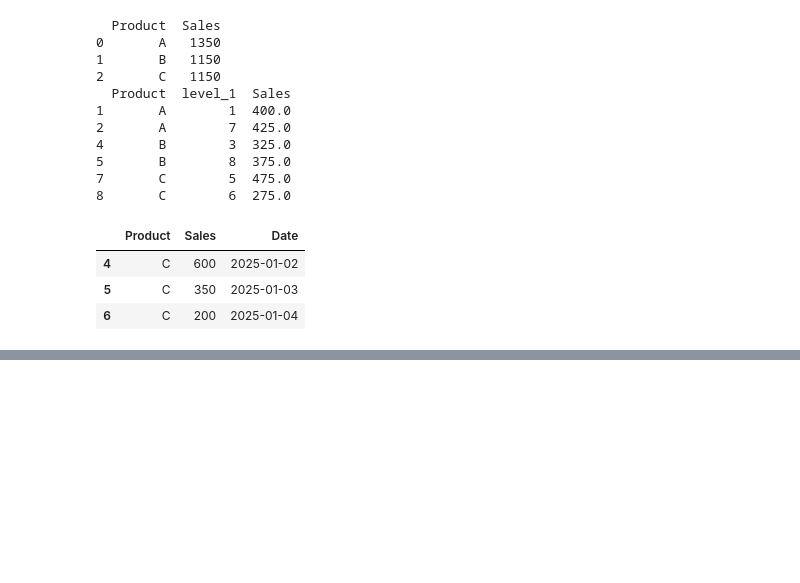
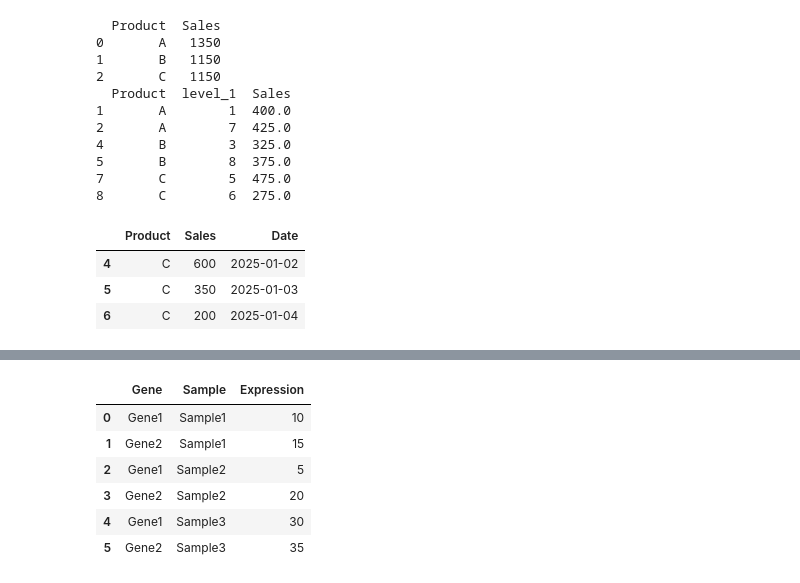
Before and after one commit to G-gnome/practice, a Jupyter notebook: python_review.ipynb, the cells around one changed output, grey strips where cells are left out. Saved outputs shown, nothing was run; the diff lists cells and outputs as text; code cells hidden in the pictures; blank space fills up the shorter version.

Commit message:
more pandas practice

```diff
--- a/python_review.ipynb
+++ b/python_review.ipynb
@@ -863,0 +923,26 @@ print(get_highest_store(df))
+# %%
+import pandas as pd
+dataset = {'Gene': ['Gene1', 'Gene2', 'Gene1', 'Gene2', 'Gene1', 'Gene2'],
+           'Sample': ['Sample1', 'Sample1', 'Sample2', 'Sample2', 'Sample3', 'Sample3'],
+           'Expression': [10, 15, 5, 20, 30, 35]}
+df = pd.DataFrame(dataset)
+#print(df)
+
+# get average expression for each sample
+mean_samples = df.groupby('Sample')['Expression'].mean().reset_index()
+# sort to get the highest
+sorted = mean_samples.sort_values(by = 'Expression', ascending = False)
+# head to get the top 3
+top = sorted.head(3)
+# Filter original dataset to get only top hits
+result = df[df['Sample'].isin(top['Sample'])]
+
+result
+# %% [output]
+|  | Gene | Sample | Expression |
+| 0 | Gene1 | Sample1 | 10 |
+| 1 | Gene2 | Sample1 | 15 |
+| 2 | Gene1 | Sample2 | 5 |
+| 3 | Gene2 | Sample2 | 20 |
+| 4 | Gene1 | Sample3 | 30 |
+| 5 | Gene2 | Sample3 | 35 |
```
Also changed, not shown: parts of 3 cells of this notebook.
